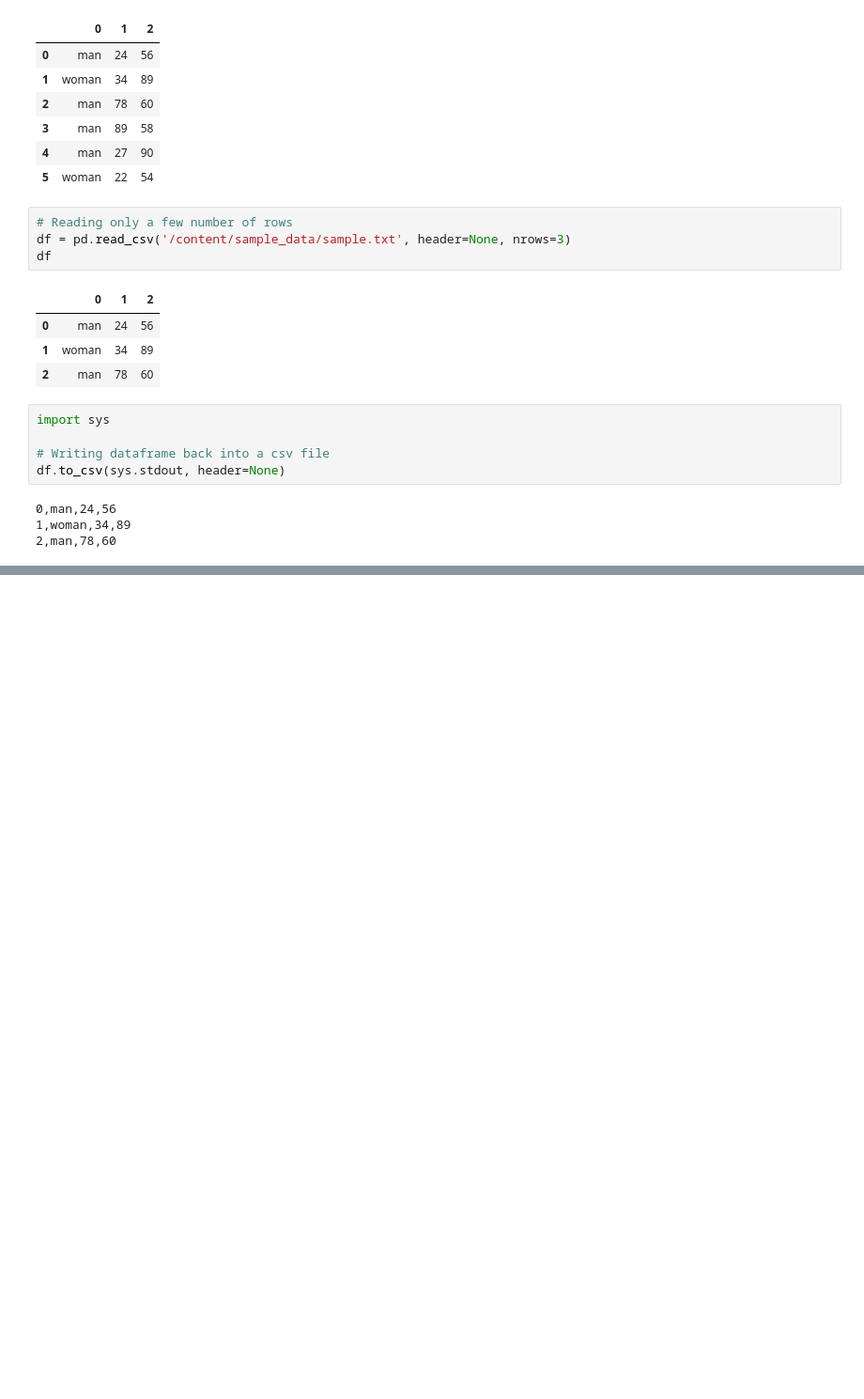
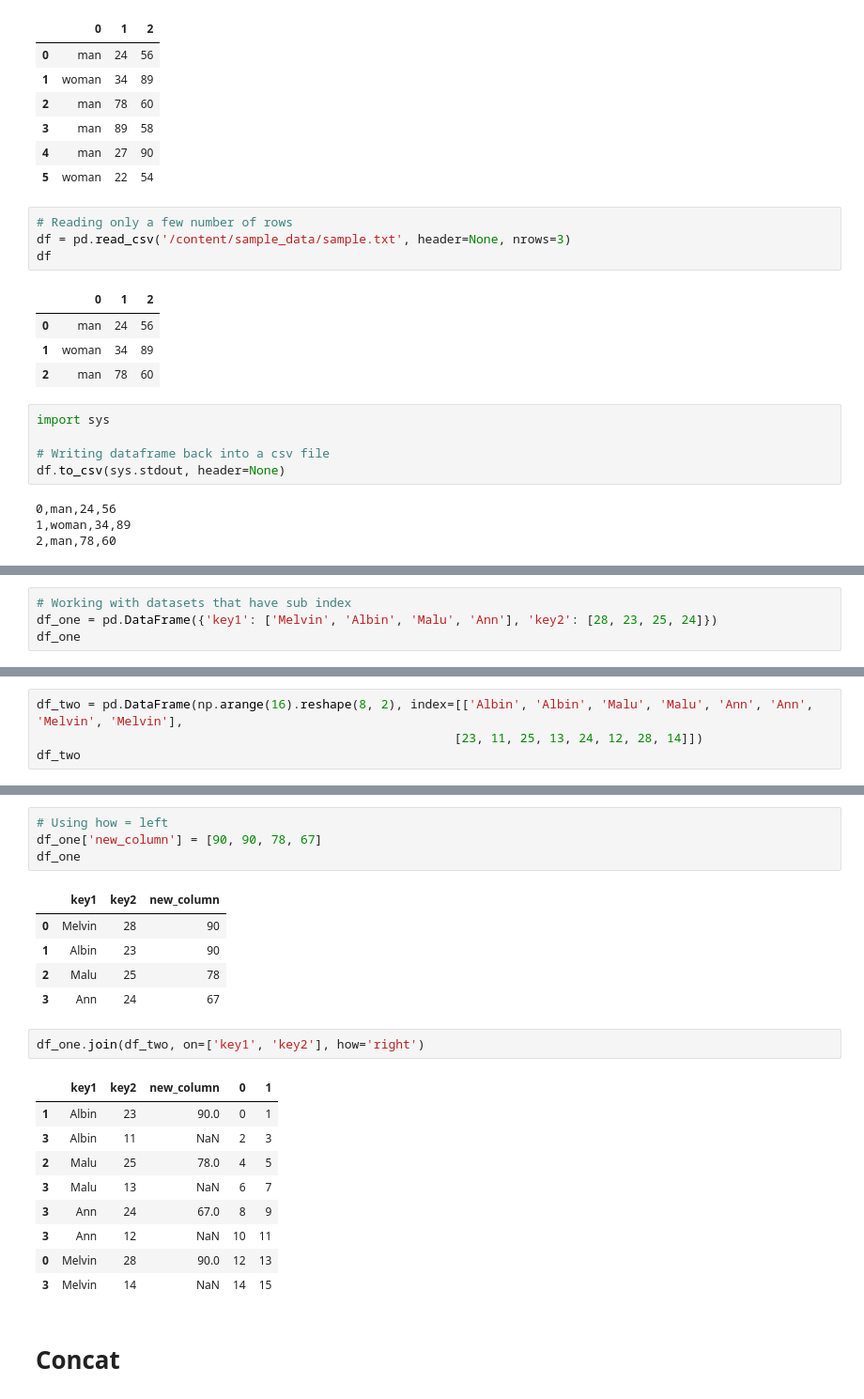
Before and after one commit to albinjohn366/DataScience_Tutorials, a Jupyter notebook: Working_with_Data.ipynb, the cells around one changed output, grey strips where cells are left out. Shown at 94% size. Drawn from its saved outputs; the diff is of its cells as text; blank space fills up the shorter version.

```diff
--- a/Working_with_Data.ipynb
+++ b/Working_with_Data.ipynb
@@ -49,0 +146,4 @@ df.to_csv(sys.stdout, header=None)
+# %%
+# Working with datasets that have sub index
+df_one = pd.DataFrame({'key1': ['Melvin', 'Albin', 'Malu', 'Ann'], 'key2': [28, 23, 25, 24]})
+df_one
@@ -49,0 +156,4 @@ df.to_csv(sys.stdout, header=None)
+# %%
+df_two = pd.DataFrame(np.arange(16).reshape(8, 2), index=[['Albin', 'Albin', 'Malu', 'Malu', 'Ann', 'Ann', 'Melvin', 'Melvin'],
+                                                         [23, 11, 25, 13, 24, 12, 28, 14]])
+df_two
@@ -49,0 +188,24 @@ df.to_csv(sys.stdout, header=None)
+# %%
+# Using how = left
+df_one['new_column'] = [90, 90, 78, 67]
+df_one
+# %% [output]
+|  | key1 | key2 | new_column |
+| 0 | Melvin | 28 | 90 |
+| 1 | Albin | 23 | 90 |
+| 2 | Malu | 25 | 78 |
+| 3 | Ann | 24 | 67 |
+# %%
+df_one.join(df_two, on=['key1', 'key2'], how='right')
+# %% [output]
+|  | key1 | key2 | new_column | 0 | 1 |
+| 1 | Albin | 23 | 90.0 | 0 | 1 |
+| 3 | Albin | 11 | NaN | 2 | 3 |
+| 2 | Malu | 25 | 78.0 | 4 | 5 |
+| 3 | Malu | 13 | NaN | 6 | 7 |
+| 3 | Ann | 24 | 67.0 | 8 | 9 |
+| 3 | Ann | 12 | NaN | 10 | 11 |
+| 0 | Melvin | 28 | 90.0 | 12 | 13 |
+| 3 | Melvin | 14 | NaN | 14 | 15 |
+# %% [markdown]
+# Concat
```
Also changed, not shown: parts of 21 cells of this notebook.
